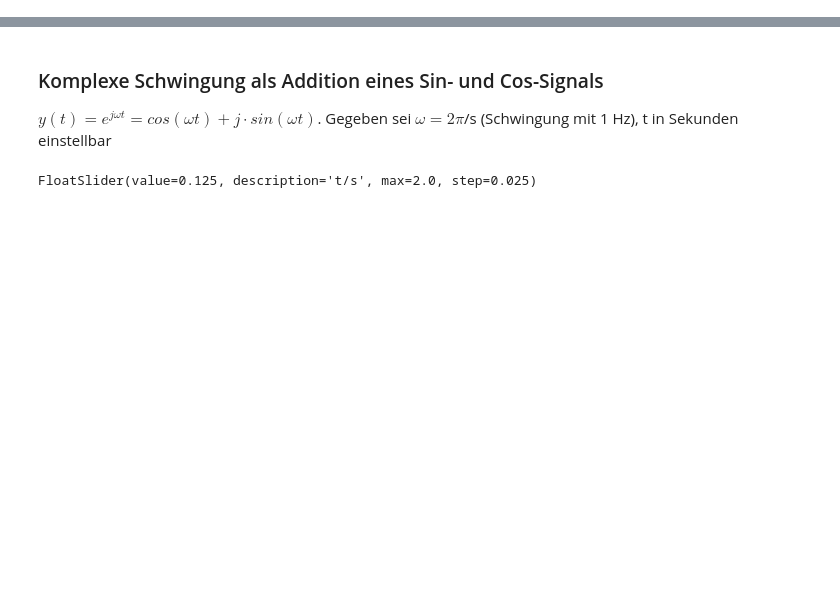
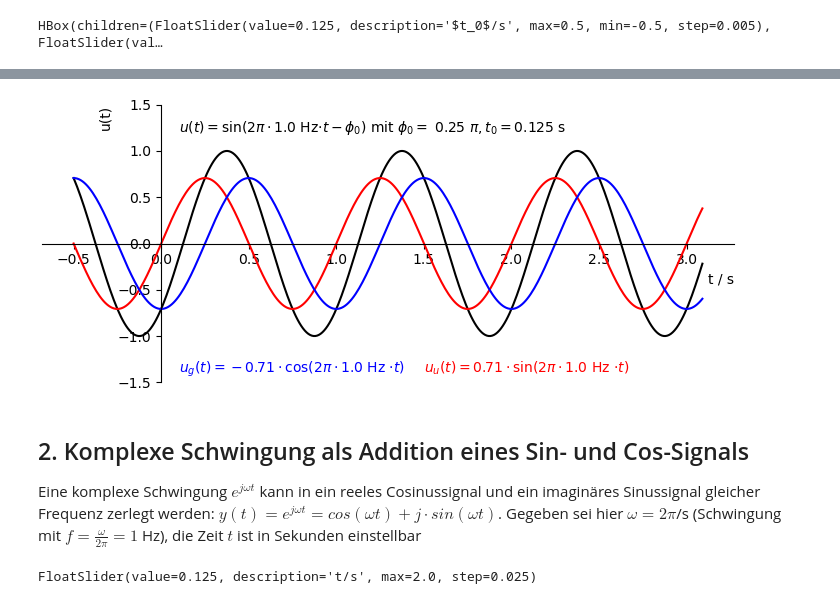
Before and after one commit to bdcodebase/sv-demos, a Jupyter notebook: Sin_Cos_Kompl_Schwingung.ipynb, the cells around one changed output, grey strips where cells are left out. Saved outputs shown, nothing was run; the diff lists cells and outputs as text; code cells hidden in the pictures; blank space fills up the shorter version.

Commit message:
Sin-Zerlegung Phasen eingebaut

```diff
--- a/Sin_Cos_Kompl_Schwingung.ipynb
+++ b/Sin_Cos_Kompl_Schwingung.ipynb
@@ -0,0 +8,54 @@
+# %%
+"""
+Darstellung von Zerlegungen der Schwingungsfunktionen.
+Auch füf das Verständnis der komplexen Zahlenebene an sich/Drehwinkel verwendbar.
+
+(c) Benno Dömer | HS Pforzheim 2023
+
+"""
+# 'widget' für interaktive Plots
+%matplotlib widget
+
+# Import so, dass möglichst viele Funktionen "wie in Matlab" zur Verfügung stehen:
+from numpy import (pi, log10, exp, sqrt, sin, cos, tan, angle, arange, linspace, zeros, ones) # numpy für's Rechnen, bei Bedarf anpassen
+import matplotlib.pyplot as plt
+from matplotlib.pyplot import (figure, plot, stem, legend, text,
+                               grid, xlabel, ylabel, subplot, title, clf, cla, xlim, ylim) # matpotlib für's  Plotten, bei Bedarf anpassen
+import ipywidgets as widgets # interaktive Controls wie Slider, Dropdowns etc.
+
+def myplotstyle(ax): # Hilfsfunktion, hübscht den Plot etwas auf
+    ax.spines['right'].set_color('none')
+    ax.spines['top'].set_color('none')
+    ax.xaxis.set_ticks_position('bottom')
+    ax.spines['bottom'].set_position(('data',0))
+    ax.yaxis.set_ticks_position('left')
+    ax.spines['left'].set_position(('data',0))
+
+fig3, ax3= plt.subplots(figsize=(7, 3), dpi=100, layout='constrained',num='Zerlegung eines Sinussignals')
+
+def plotsincos(f,t0): # diese Funktion wird aufgerufen, wenn Slider bewegt werden (und initial einmal)
+    plt.figure(fig3)
+    ax3.clear()
+    t = arange(-0.5,3.1,0.01)
+    phi = 2*pi*f*t0
+    ax3.plot(t,sin(2*pi*f*(t-t0)),'k',t,sin(2*pi*f*t)*cos(phi),'r',t,-cos(2*pi*f*t)*sin(phi),'b')
+    #ax3.text(0.1,1.05,'$\^{u}_g=$'+ f'{sin(phi):.2f}, ' + '$\^{u}_u=$'+ f'{cos(phi):.2f}, $\phi=${phi:.2f}')
+    ax3.text(0.1,1.2,f'$u(t)=\sin(2\pi\cdot${f:.1f} Hz$\cdot t -\phi_0)$ mit $\phi_0=$ {phi/pi:.2f} $\pi, t_0 = {t0:.3f}$ s')
+    ax3.text(0.1,-1.4,f'$u_g(t)={-sin(phi):.2f}\cdot\cos(2\pi\cdot${f:.1f} Hz $\cdot t$)',c='b')
+    ax3.text(1.5,-1.4,f'$u_u(t)={cos(phi):.2f}\cdot\sin(2\pi\cdot${f:.1f} Hz $\cdot t$)',c='r')
+    ax3.set_xlabel('t / s',loc='right')
+    ax3.set_ylabel('u(t)',loc='top')
+    #ax3.legend(['$u(t)$','$u_u(t)$','$u_g(t)$'],loc='upper right')
+    ax3.set_ylim(-1.5,1.5)
+    myplotstyle(ax3)
+
+# Definition von Bedienelementen
+fslider  = widgets.FloatSlider(min=0.5, max=5, step=0.1, value=1, continuous_update=True, description='$f$/Hz')
+tslider  = widgets.FloatSlider(min=-0.5, max=0.5, step=0.005, value=0.125, continuous_update=True, description='$t_0$/s')
+ui3 = widgets.HBox([tslider, fslider])
+#Verknüpfen mit Callback
+out3 = widgets.interactive_output(plotsincos, { 'f': fslider,'t0': tslider})
+#Anzeigen
+display(ui3,out3)
+# %% [output]
+HBox(children=(FloatSlider(value=0.125, description='$t_0$/s', max=0.5, min=-0.5, step=0.005), FloatSlider(val…
@@ -1,4 +63,5 @@
+[figure, added]
 # %% [markdown]
-### Komplexe Schwingung als Addition eines Sin- und Cos-Signals
-$y(t)= e^{j\omega t} = cos(\omega t)+ j\cdot sin(\omega t)$. Gegeben sei $\omega=2\pi$/s (Schwingung mit 1 Hz),  t in Sekunden einstellbar
+## 2. Komplexe Schwingung als Addition eines Sin- und Cos-Signals
+Eine komplexe Schwingung $e^{j\omega t}$ kann in ein reeles Cosinussignal und ein imaginäres Sinussignal gleicher Frequenz zerlegt werden: $y(t)= e^{j\omega t} = cos(\omega t)+ j\cdot sin(\omega t)$. Gegeben sei hier $\omega=2\pi$/s (Schwingung mit $f=\frac{\omega}{2\pi}=1$ Hz), die Zeit $t$ ist in Sekunden einstellbar
 # %%
```
Also changed, not shown: parts of 4 cells of this notebook.
